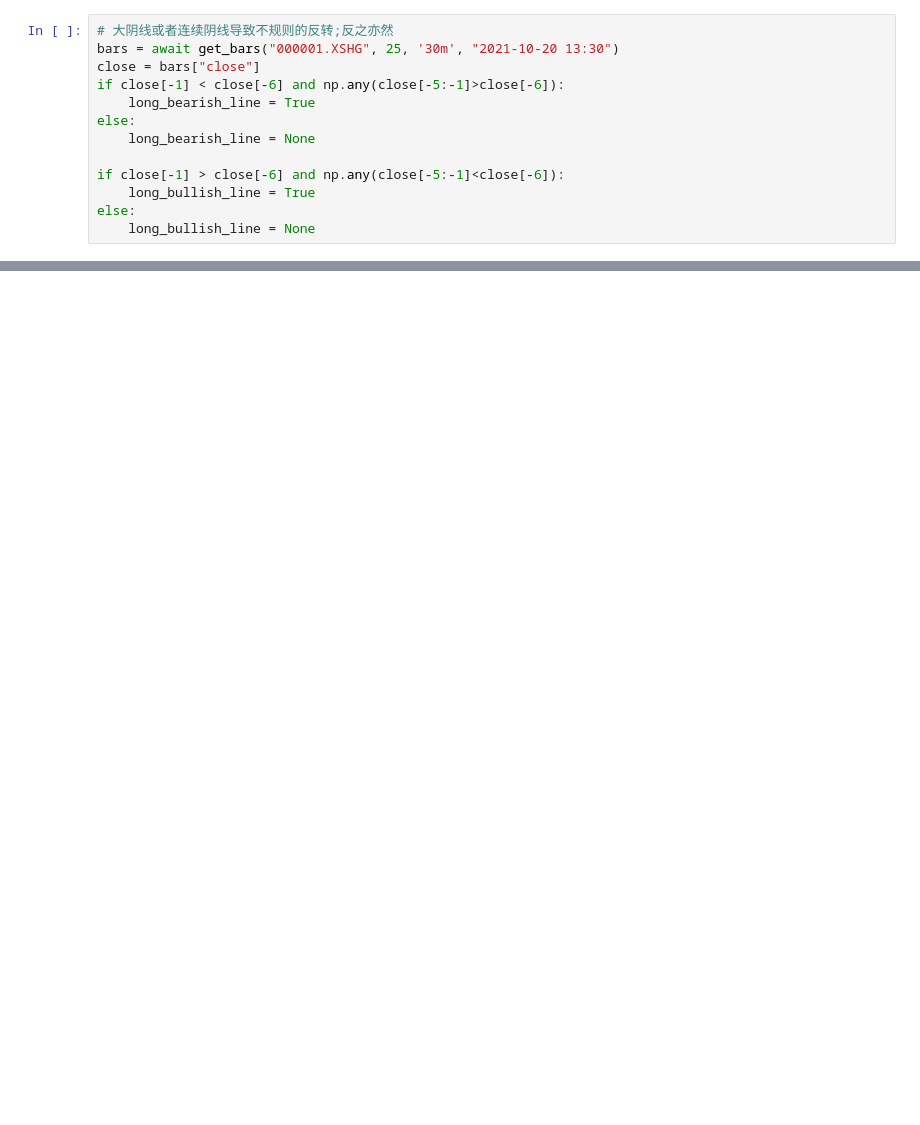
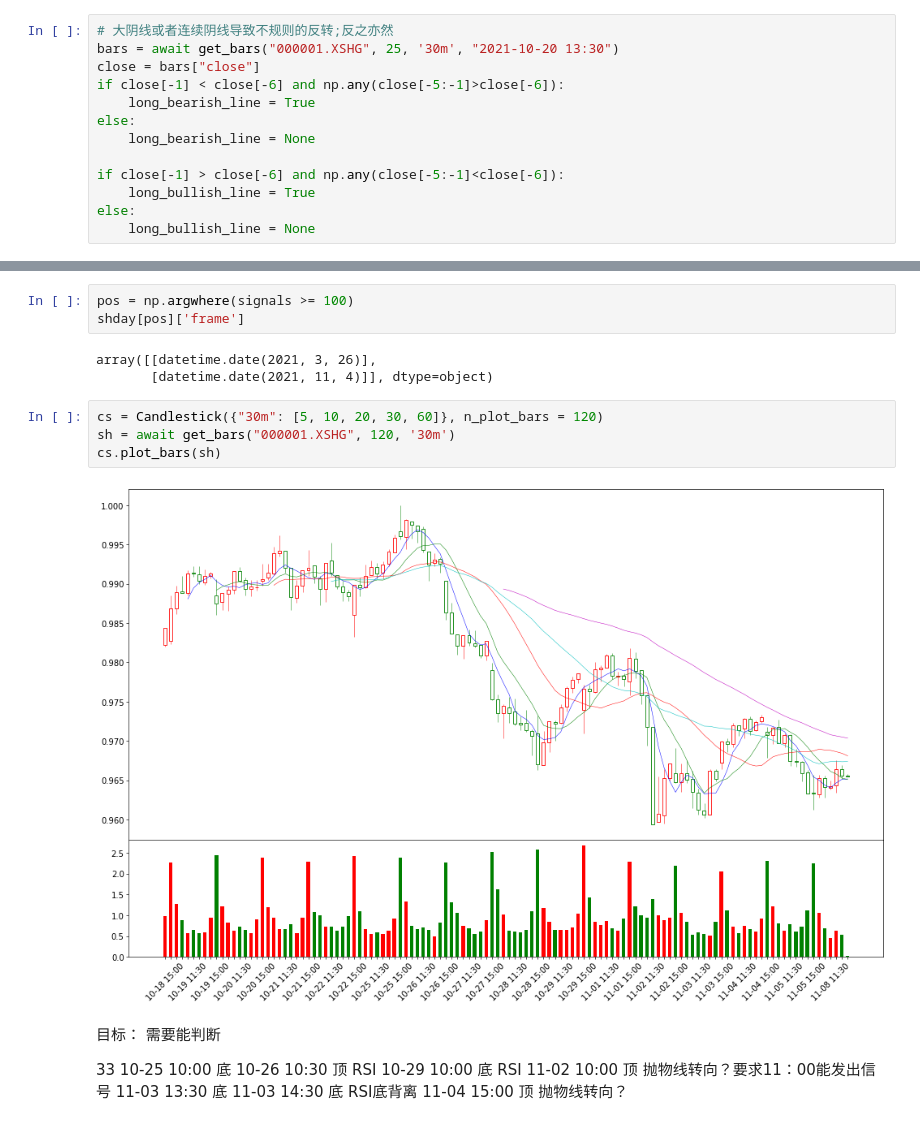
Before and after one commit to zillionare/alpha, a Jupyter notebook: alpha/notebook/【监控】大盘和持仓个股.ipynb, the cells around one changed output, grey strips where cells are left out. Cells and saved outputs as stored; diff of their text form; blank space fills up the shorter version.

```diff
--- a/alpha/notebook/【监控】大盘和持仓个股.ipynb
+++ b/alpha/notebook/【监控】大盘和持仓个股.ipynb
@@ -194,0 +210,22 @@ array([datetime.datetime(2021, 10, 15, 13, 30, tzinfo=tzfile('/usr/share/zoneinf
+# %%
+pos = np.argwhere(signals >= 100)
+shday[pos]['frame']
+# %% [output]
+array([[datetime.date(2021, 3, 26)],
+       [datetime.date(2021, 11, 4)]], dtype=object)
+# %%
+cs = Candlestick({"30m": [5, 10, 20, 30, 60]}, n_plot_bars = 120)
+sh = await get_bars("000001.XSHG", 120, '30m')
+cs.plot_bars(sh)
+# %% [output]
+[figure, added]
+# %% [markdown]
+目标： 需要能判断
+
+33 10-25 10:00 底
+10-26 10:30 顶 RSI
+10-29 10:00 底 RSI
+11-02 10:00 顶 抛物线转向？要求11：00能发出信号
+11-03 13:30 底
+11-03 14:30 底 RSI底背离
+11-04 15:00 顶 抛物线转向？
```
Also changed, not shown: parts of 12 cells of this notebook, 4 other files.
